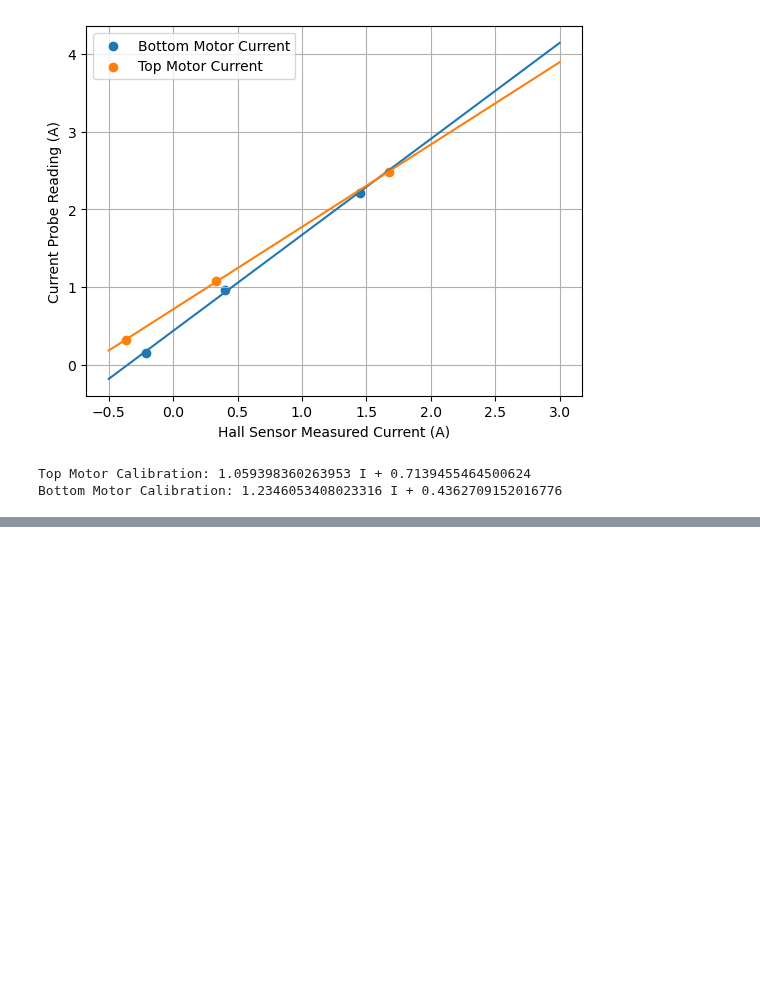
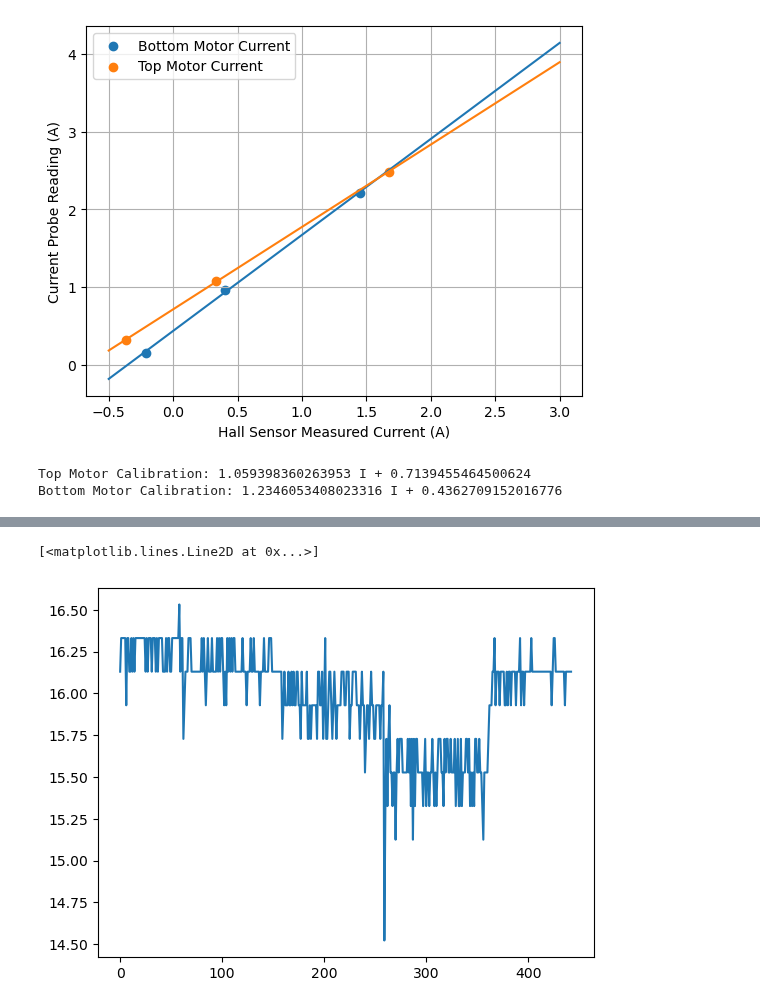
Before and after one commit to gtaharaedmonds/coaxial-drone, a Jupyter notebook: thrust_jig/test_runner/hall_sensor_calibration.ipynb, the cells around one changed output, grey strips where cells are left out. Saved outputs shown, nothing was run; the diff lists cells and outputs as text; code cells hidden in the pictures; blank space fills up the shorter version.

```diff
--- a/thrust_jig/test_runner/hall_sensor_calibration.ipynb
+++ b/thrust_jig/test_runner/hall_sensor_calibration.ipynb
@@ -171,0 +185,5 @@ Bottom Motor Calibration: 1.2346053408023316 I + 0.4362709152016776
+# %%
+plt.plot(vbat_scope)
+# %% [output]
+[<matplotlib.lines.Line2D at 0x...>]
+[figure, added]
```
Also changed, not shown: parts of 3 cells of this notebook, 43 other files.
